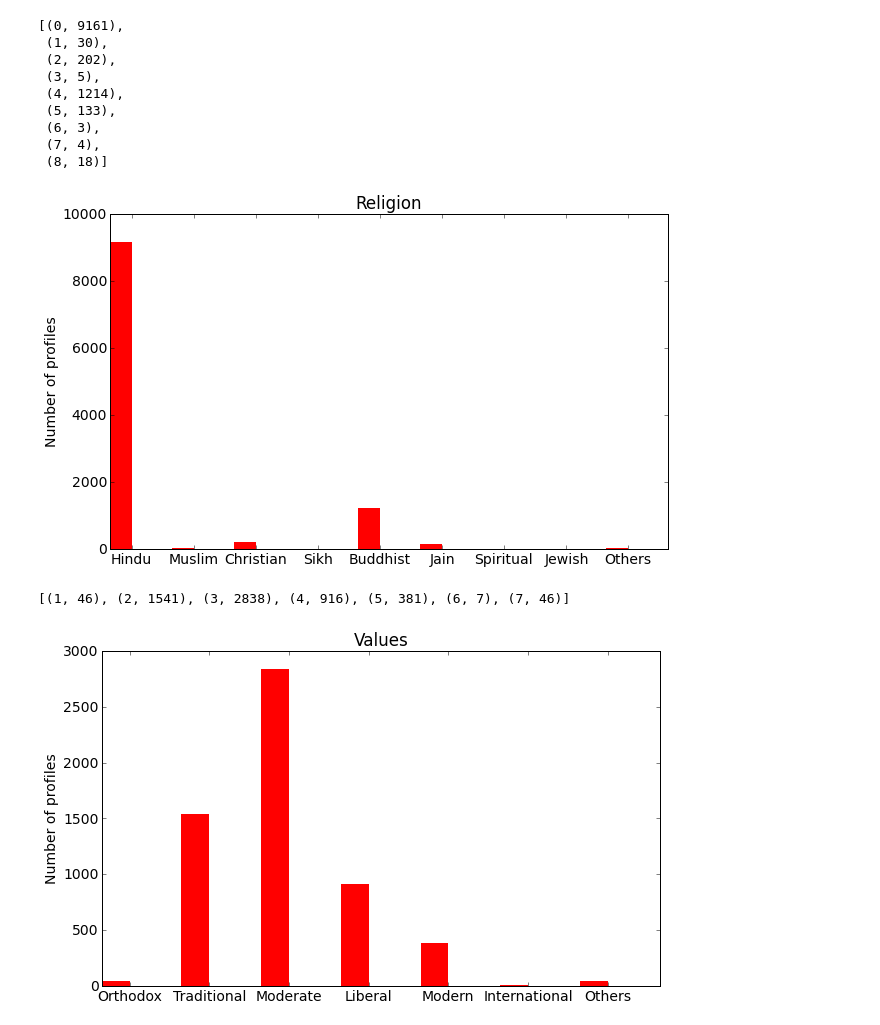
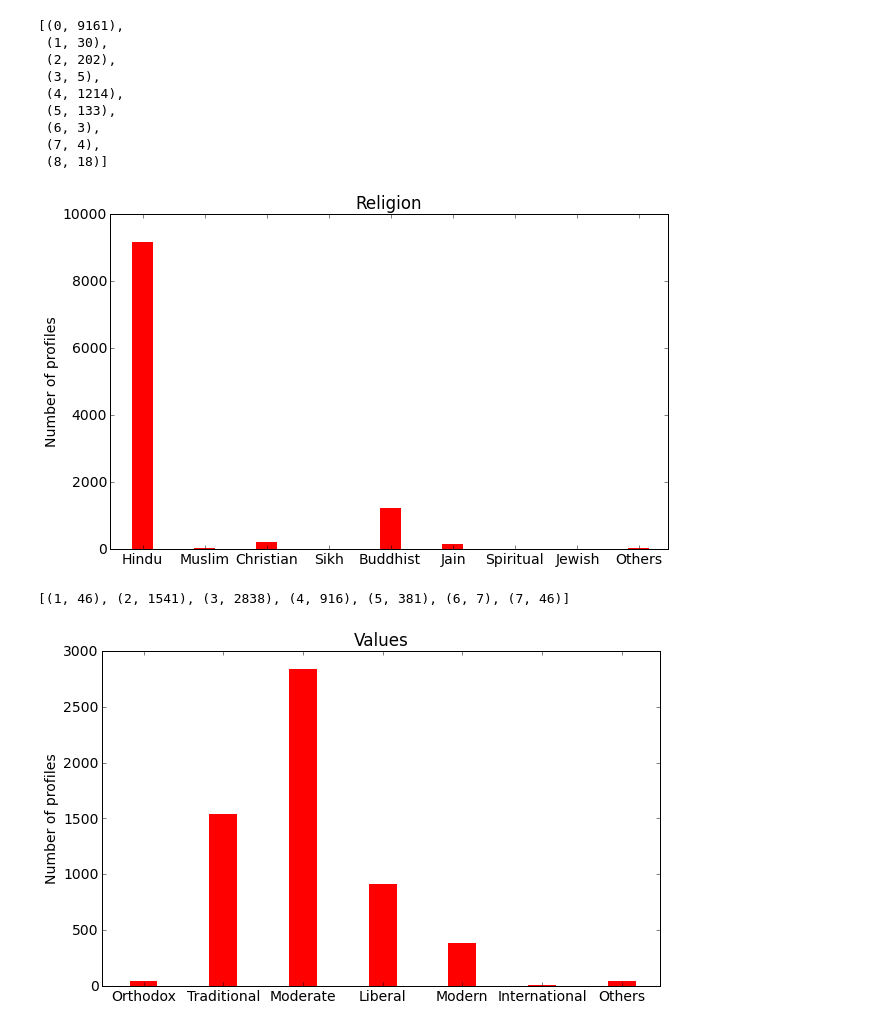
Before and after one commit to deadofied/ac299r, a Jupyter notebook: intro_analysis.ipynb, the cells around one changed output. Cells and saved outputs as stored; diff of their text form; code cells hidden in the pictures.

```diff
--- a/intro_analysis.ipynb
+++ b/intro_analysis.ipynb
@@ -361,16 +361,16 @@ zip(ii,y[ii])
  (8, 18)]
 # %%
 fig, ax = plt.subplots()
-rects1 = ax.bar(np.arange(9), y[ii], width, color='r')
+rects1 = ax.bar(np.arange(9)+width, y[ii], width, color='r')
 # add some
 ax.set_ylabel('Number of profiles')
 ax.set_title('Religion')
-ax.set_xticks(np.arange(9)+width)
+ax.set_xticks(np.arange(9)+(1.5*width))
 ax.set_xticklabels( ("Hindu", 'Muslim', 'Christian', 'Sikh', 'Buddhist', 'Jain', 'Spiritual', 'Jewish', 'Others') )
 
 plt.show()
 # %% [output]
-[figure, old version]
+[figure, new version]
 # %%
 x = profiles['values1'].dropna().astype(int)
 y = np.bincount(profiles['values1'].dropna().astype(int))
@@ -381,16 +381,16 @@ zip(ii,y[ii])
 [(1, 46), (2, 1541), (3, 2838), (4, 916), (5, 381), (6, 7), (7, 46)]
 # %%
 fig, ax = plt.subplots()
-rects1 = ax.bar(np.arange(7), y[ii], width, color='r')
+rects1 = ax.bar(np.arange(7)+width, y[ii], width, color='r')
 
 # add some
 ax.set_ylabel('Number of profiles')
 ax.set_title('Values')
-ax.set_xticks(np.arange(7)+width)
+ax.set_xticks(np.arange(7)+(1.5*width))
 ax.set_xticklabels( ("Orthodox", 'Traditional', 'Moderate', 'Liberal', 'Modern', 'International', 'Others') )
 
 #ax.legend( (rects1[0], rects2[0]), ('Men', 'Women') )
 
 plt.show()
 # %% [output]
-[figure, old version]
+[figure, new version]
```
Also changed, not shown: parts of 3 cells of this notebook.
